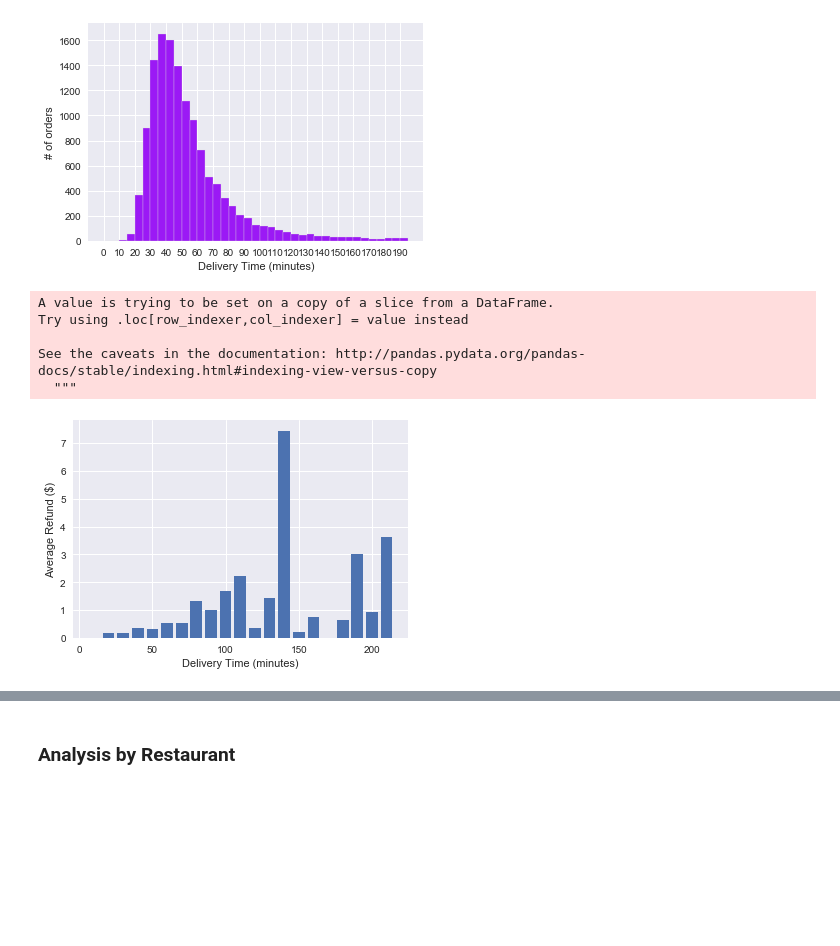
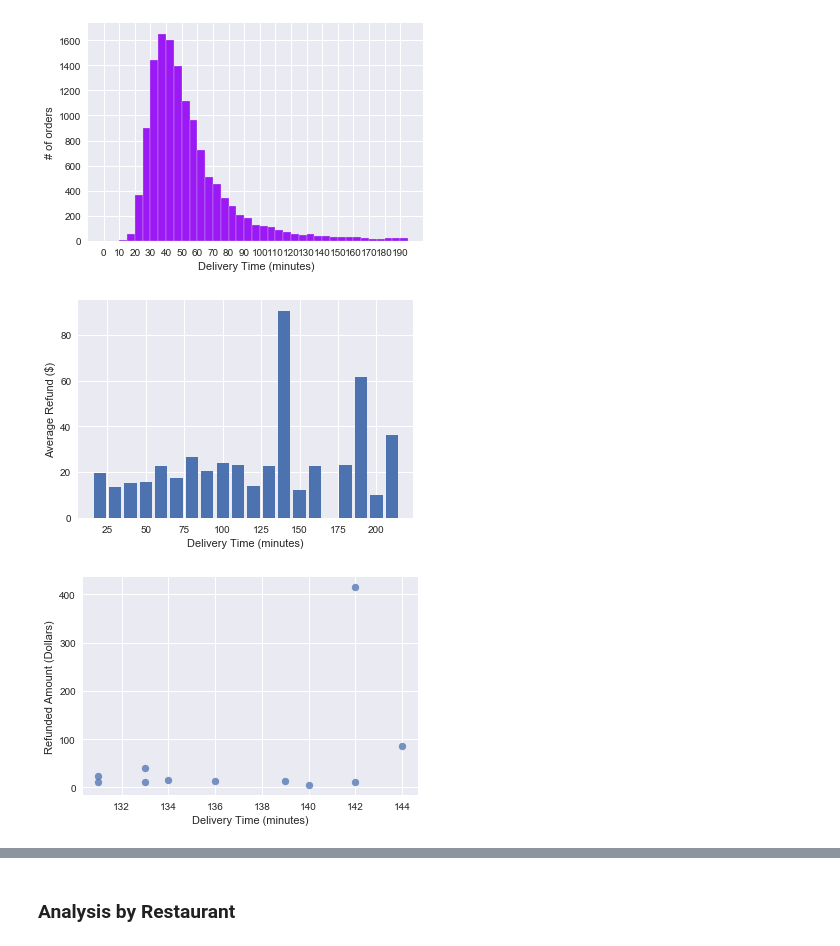
Before and after one commit to toestie/fooddelivery-dataset, a Jupyter notebook: notebooks/analysis.ipynb, the cells around one changed output, grey strips where cells are left out. Saved outputs shown, nothing was run; the diff lists cells and outputs as text; code cells hidden in the pictures; blank space fills up the shorter version.

```diff
--- a/notebooks/analysis.ipynb
+++ b/notebooks/analysis.ipynb
@@ -400,21 +400,31 @@ plt.show()
 # %%
 # Refund vs time to deliver
 fig, ax = plt.subplots()
 refundavg_df = df[['Refunded_amount','Total_Delivery_Time']]
-#refundavg_df = refundavg_df.loc[refundavg_df['Refunded_amount'] > 0]
+refundavg_df = refundavg_df.loc[refundavg_df['Refunded_amount'] > 0]
 refundavg_df['Total_Delivery_Time'] = round((refundavg_df['Total_Delivery_Time']/ pd.Timedelta(minutes=1))/10)*10
 refundavg_df = refundavg_df.loc[refundavg_df['Total_Delivery_Time'] < 220]
 refundavg_df = refundavg_df.groupby('Total_Delivery_Time').mean().reset_index()
 
 plt.bar(refundavg_df["Total_Delivery_Time"], refundavg_df["Refunded_amount"], width=8)
 plt.ylabel("Average Refund ($)")
 plt.xlabel("Delivery Time (minutes)")
 plt.savefig("../artifacts/AvgRefundvsDelivery.png")
 plt.show()
 # %% [output]
-A value is trying to be set on a copy of a slice from a DataFrame.
-Try using .loc[row_indexer,col_indexer] = value instead
-
-See the caveats in the documentation: http://pandas.pydata.org/pandas-docs/stable/indexing.html#indexing-view-versus-copy
-  """
-[figure, old version]
+[figure, new version]
+# %%
+oddpeak_df = df[['Refunded_amount','Total_Delivery_Time']]
+oddpeak_df = oddpeak_df.loc[oddpeak_df['Refunded_amount'] > 0]
+oddpeak_df['Total_Delivery_Time'] = round((oddpeak_df['Total_Delivery_Time']/ pd.Timedelta(minutes=1)))
+oddpeak_df = oddpeak_df.loc[oddpeak_df['Total_Delivery_Time'] > 130]
+oddpeak_df = oddpeak_df.loc[oddpeak_df['Total_Delivery_Time'] < 150]
+
+fig, ax = plt.subplots()
+ax.scatter(oddpeak_df['Total_Delivery_Time'], oddpeak_df['Refunded_amount'], alpha=0.75)
+plt.xlabel("Delivery Time (minutes)")
+plt.ylabel("Refunded Amount (Dollars)")
+#plt.savefig("../artifacts/CostvsTip.png")
+plt.show()
+# %% [output]
+[figure, added]
```
Also changed, not shown: parts of 5 cells of this notebook, 4 other files.
